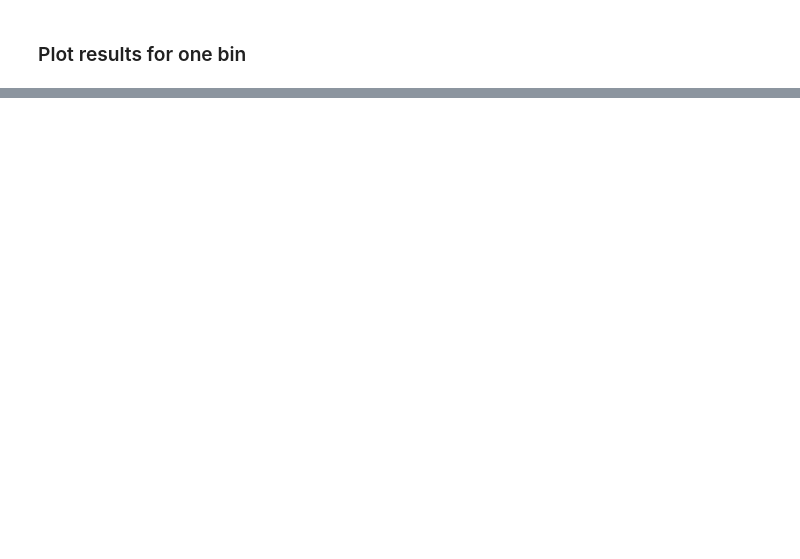
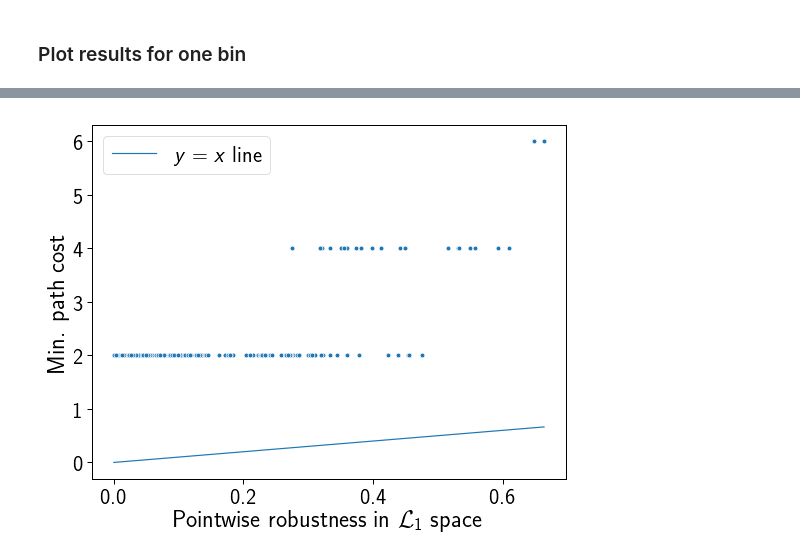
Before and after one commit to spring-epfl/trickster, a Jupyter notebook: notebooks/credit_experiment.ipynb, the cells around one changed output, grey strips where cells are left out. Saved outputs shown, nothing was run; the diff lists cells and outputs as text; code cells hidden in the pictures; blank space fills up the shorter version.

```diff
--- a/notebooks/credit_experiment.ipynb
+++ b/notebooks/credit_experiment.ipynb
@@ -182,9 +201,6 @@ fig.savefig('../out/credit_different_bins_perf.pdf')
 # %%
 # Group the results by the required key.
 results_by_key = group_by_key(results, 'epsilon')
-
-# Pick the number of bins to examine (this can be computed in different ways).
-bins = 100
 
 improvements = {}
 ast_sorts = {}
@@ -192,16 +208,16 @@ for epsilon, items in results_by_key.items():
 
     for item in items:
 
-        if item['bins'] != bins:
+        if item['bins'] != FOCUS_BINS:
             continue
 
-        ast_results, bfs_results = item['search_results'], item['baseline_results']
-        improvement = get_improvement(ast_results, bfs_results)
+        ast_results, ucs_results = item['search_results'], item['baseline_results']
+        improvement = get_improvement(ast_results, ucs_results)
 
         improvements[epsilon] = improvement[0]
         ast_sorts[epsilon] = improvement[1]
 
-bfs_sort = improvement[2] # changing epslion does not change bfs results
+ucs_sort = improvement[2] # changing epslion does not change ucs results
 # %%
 fig, ax = plt.subplots()
 
@@ -280,0 +292,20 @@ fig.savefig('../out/credit_path_costs.pdf')
+# %%
+fig, ax = plt.subplots()
+ast_costs_df = costs_df.query('eps==1')
+sns.scatterplot(data=ast_costs_df,
+            x='robustness', y='pathcost', ax=ax)
+
+xs = [ast_costs_df.robustness.min(), ast_costs_df.robustness.max()]
+plt.plot(xs, xs, label='$y = x$ line')
+
+ax.legend()
+ax.set_xlabel('Pointwise robustness in $\mathcal{L}_%d$ space' % item['p_norm'])
+ax.set_ylabel('Min. path cost')
+
+fig.set_figwidth(FIGWIDTH)
+fig.set_figheight(FIGHEIGHT)
+
+if SAVE_PLOTS:
+    save_fig(fig, 'credit_mac_comparison.pdf')
+# %% [output]
+[figure, added]
```
Also changed, not shown: parts of 15 cells of this notebook, 1 other file.
